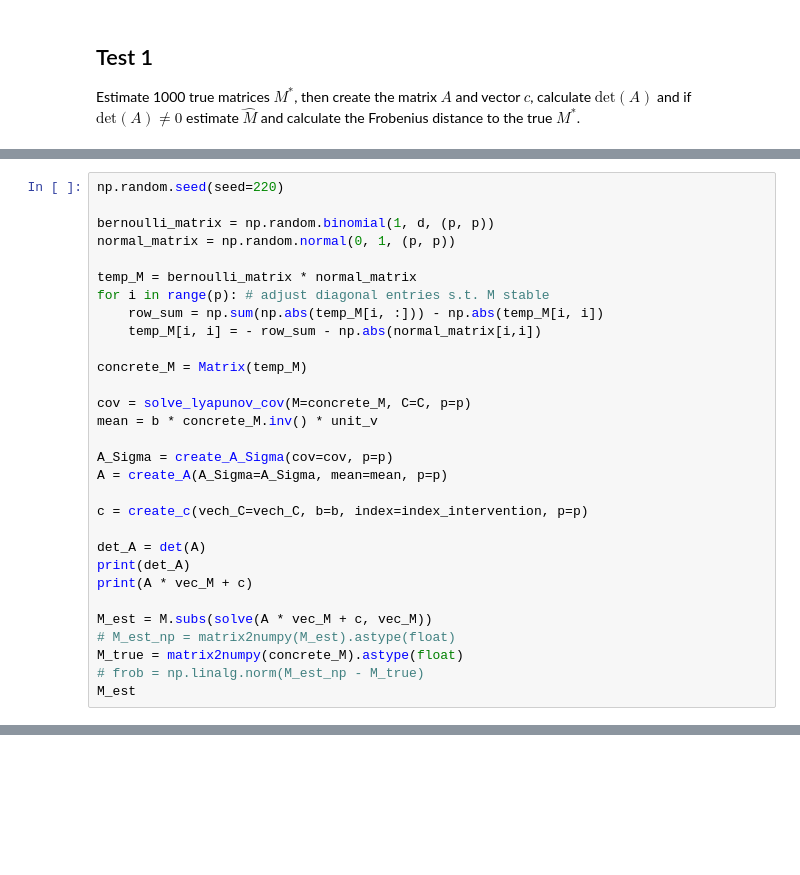
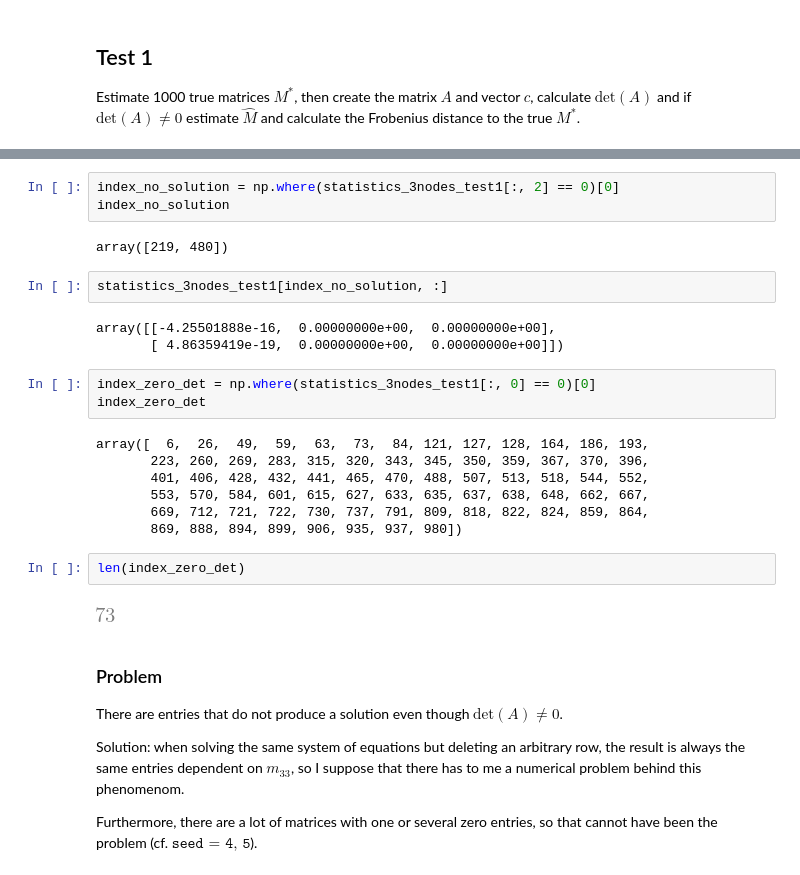
Before and after one commit to eva-resch/tum_masterthesis, a Jupyter notebook: experiments_3_nodes.ipynb, the cells around one changed output, grey strips where cells are left out. Saved outputs shown, nothing was run; the diff lists cells and outputs as text; blank space fills up the shorter version.

Commit message:
Experiments on 3 nodes
Ran experiments on graph with 3 nodes
Found out how number of nodes implicated goodness of fit of estimation.

```diff
--- a/experiments_3_nodes.ipynb
+++ b/experiments_3_nodes.ipynb
@@ -118,30 +48,0 @@ Had Problem at seed = 220, so investigate what caused error.
-# %%
-np.random.seed(seed=220)
-
-bernoulli_matrix = np.random.binomial(1, d, (p, p))
-normal_matrix = np.random.normal(0, 1, (p, p))
-
-temp_M = bernoulli_matrix * normal_matrix
-for i in range(p): # adjust diagonal entries s.t. M stable
-    row_sum = np.sum(np.abs(temp_M[i, :])) - np.abs(temp_M[i, i])
-    temp_M[i, i] = - row_sum - np.abs(normal_matrix[i,i])
-
-concrete_M = Matrix(temp_M)
-
-cov = solve_lyapunov_cov(M=concrete_M, C=C, p=p)
-mean = b * concrete_M.inv() * unit_v
-
-A_Sigma = create_A_Sigma(cov=cov, p=p)
-A = create_A(A_Sigma=A_Sigma, mean=mean, p=p)
-
-c = create_c(vech_C=vech_C, b=b, index=index_intervention, p=p)
-
-det_A = det(A)
-print(det_A)
-print(A * vec_M + c)
-
-M_est = M.subs(solve(A * vec_M + c, vec_M))
-# M_est_np = matrix2numpy(M_est).astype(float)
-M_true = matrix2numpy(concrete_M).astype(float)
-# frob = np.linalg.norm(M_est_np - M_true)
-M_est
@@ -157,0 +117,31 @@ A * vec_M + c
+# %%
+index_no_solution = np.where(statistics_3nodes_test1[:, 2] == 0)[0]
+index_no_solution
+# %% [output]
+array([219, 480])
+# %%
+statistics_3nodes_test1[index_no_solution, :]
+# %% [output]
+array([[-4.25501888e-16,  0.00000000e+00,  0.00000000e+00],
+       [ 4.86359419e-19,  0.00000000e+00,  0.00000000e+00]])
+# %%
+index_zero_det = np.where(statistics_3nodes_test1[:, 0] == 0)[0]
+index_zero_det
+# %% [output]
+array([  6,  26,  49,  59,  63,  73,  84, 121, 127, 128, 164, 186, 193,
+       223, 260, 269, 283, 315, 320, 343, 345, 350, 359, 367, 370, 396,
+       401, 406, 428, 432, 441, 465, 470, 488, 507, 513, 518, 544, 552,
+       553, 570, 584, 601, 615, 627, 633, 635, 637, 638, 648, 662, 667,
+       669, 712, 721, 722, 730, 737, 791, 809, 818, 822, 824, 859, 864,
+       869, 888, 894, 899, 906, 935, 937, 980])
+# %%
+len(index_zero_det)
+# %% [output]
+[figure, added]
+# %% [markdown]
+### Problem
+There are entries that do not produce a solution even though $\text{det}(A)\neq 0$.
+
+Solution: when solving the same system of equations but deleting an arbitrary row, the result is always the same entries dependent on $m_{33}$, so I suppose that there has to me a numerical problem behind this phenomenom.
+
+Furthermore, there are a lot of matrices with one or several zero entries, so that cannot have been the problem (cf. $\texttt{seed = 4, 5}$).
```
Also changed, not shown: parts of 53 cells of this notebook.
